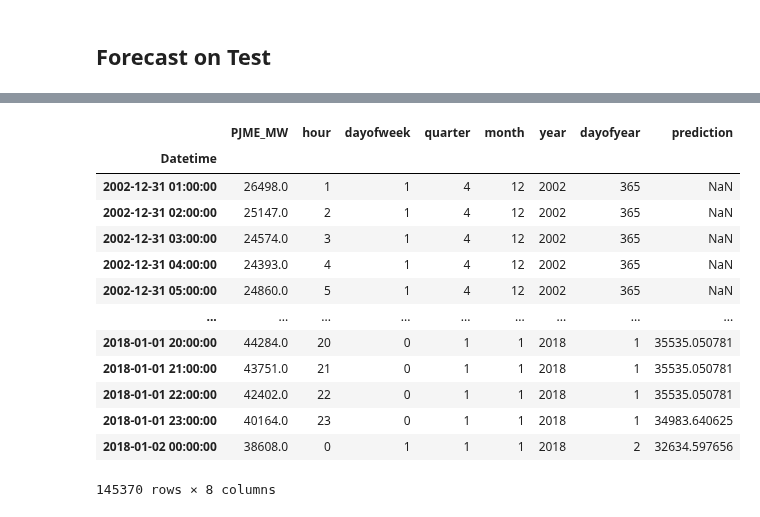
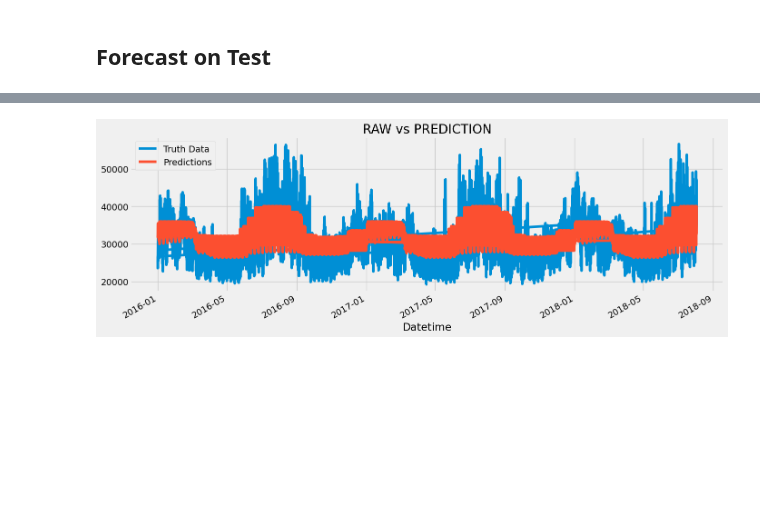
Before and after one commit to Phionanamugga/Energy_Projects, a Jupyter notebook: load_forecastingUSA.ipynb, the cells around one changed output, grey strips where cells are left out. Drawn from its saved outputs; the diff is of its cells as text; code cells hidden in the pictures; blank space fills up the shorter version.

Commit message:
visualizes predictions

```diff
--- a/load_forecastingUSA.ipynb
+++ b/load_forecastingUSA.ipynb
@@ -216,17 +233,8 @@ plt.show()
 # %%
-df.merge(test[['prediction']],how = 'left', left_index = True, right_index=True)
+# Plot actual vs predicted for the test set
+ax = test[['PJME_MW', 'prediction']].plot(figsize=(15, 5))
+ax.set_title('RAW vs PREDICTION')
+plt.legend(['Truth Data', 'Predictions'])
+plt.show()
 # %% [output]
-|  | PJME_MW | hour | dayofweek | quarter | month | year | dayofyear | prediction |
-| Datetime |  |  |  |  |  |  |  |  |
-| 2002-12-31 01:00:00 | 26498.0 | 1 | 1 | 4 | 12 | 2002 | 365 | NaN |
-| 2002-12-31 02:00:00 | 25147.0 | 2 | 1 | 4 | 12 | 2002 | 365 | NaN |
-| 2002-12-31 03:00:00 | 24574.0 | 3 | 1 | 4 | 12 | 2002 | 365 | NaN |
-| 2002-12-31 04:00:00 | 24393.0 | 4 | 1 | 4 | 12 | 2002 | 365 | NaN |
-| 2002-12-31 05:00:00 | 24860.0 | 5 | 1 | 4 | 12 | 2002 | 365 | NaN |
-| ... | ... | ... | ... | ... | ... | ... | ... | ... |
-| 2018-01-01 20:00:00 | 44284.0 | 20 | 0 | 1 | 1 | 2018 | 1 | 35535.050781 |
-| 2018-01-01 21:00:00 | 43751.0 | 21 | 0 | 1 | 1 | 2018 | 1 | 35535.050781 |
-| 2018-01-01 22:00:00 | 42402.0 | 22 | 0 | 1 | 1 | 2018 | 1 | 35535.050781 |
-| 2018-01-01 23:00:00 | 40164.0 | 23 | 0 | 1 | 1 | 2018 | 1 | 34983.640625 |
-| 2018-01-02 00:00:00 | 38608.0 | 0 | 1 | 1 | 1 | 2018 | 2 | 32634.597656 |
-145370 rows × 8 columns
+[figure, added]
```
Also changed, not shown: parts of 2 cells of this notebook.
